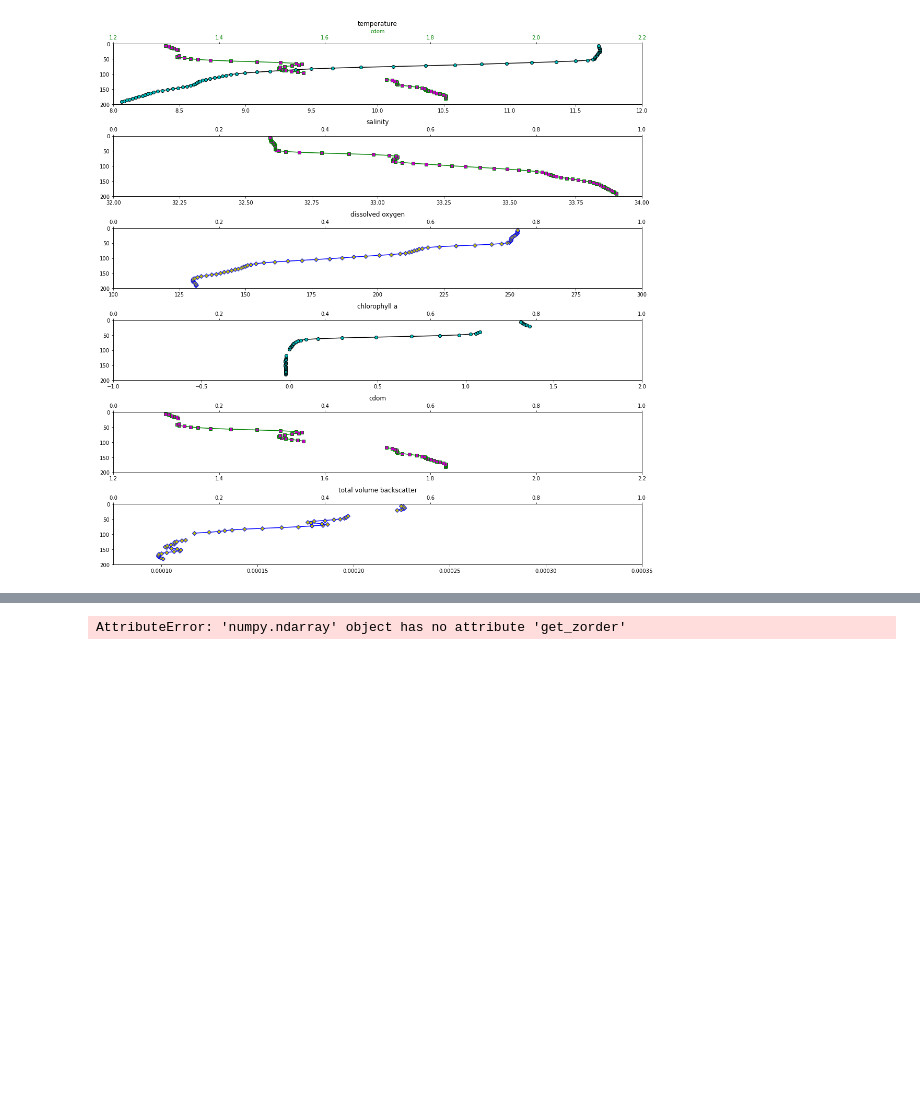
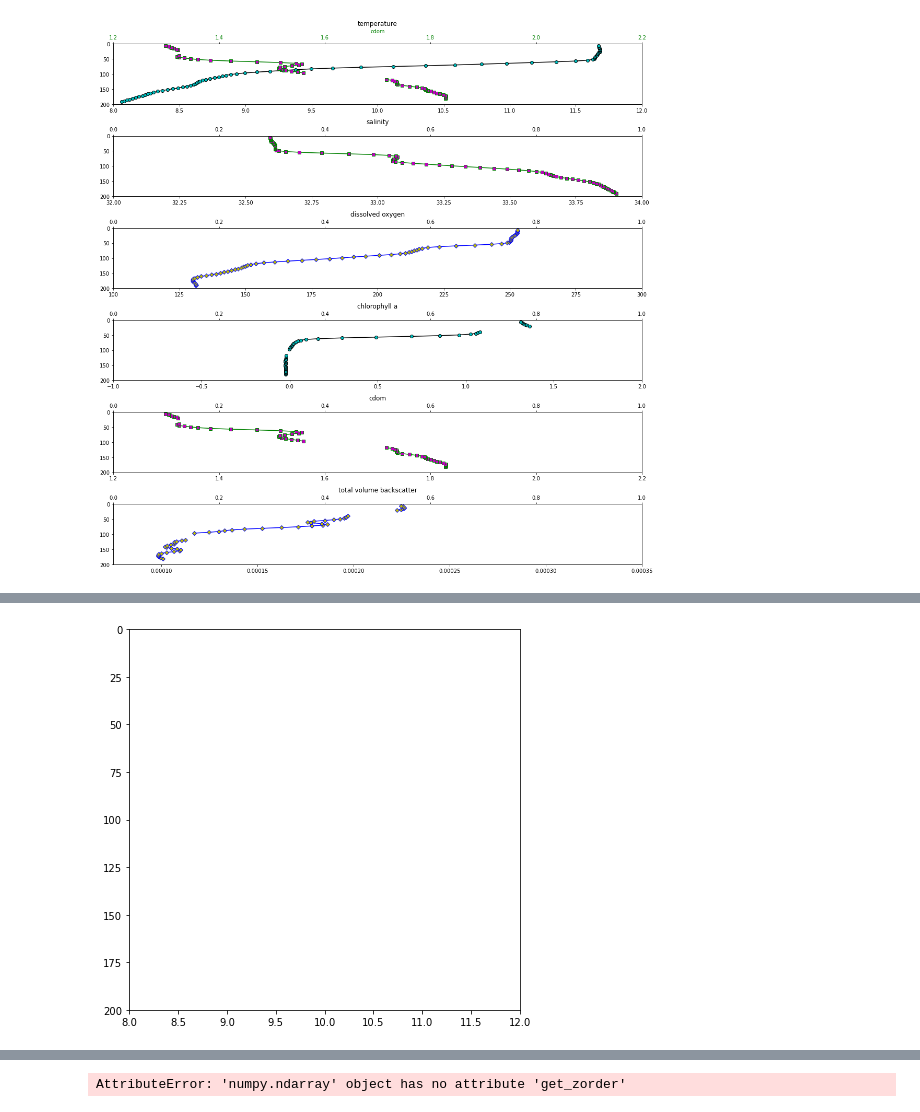
Before and after one commit to lsetiawan/ocean, a Jupyter notebook: Ocean 01 D Photic Zone Reduction.ipynb, the cells around one changed output, grey strips where cells are left out. Saved outputs shown, nothing was run; the diff lists cells and outputs as text; code cells hidden in the pictures; blank space fills up the shorter version.

Commit message:
anim works

```diff
--- a/Ocean 01 D Photic Zone Reduction.ipynb
+++ b/Ocean 01 D Photic Zone Reduction.ipynb
@@ -348,0 +363,51 @@ to make the layout easier to see all at once; CTD on the left and Fluorometer on
+# %%
+# First set up the figure, the axis, and the plot element we want to animate
+fig, ax = plt.subplots(figsize=(7,7))
+ax.set_xlim((8, 12))
+ax.set_ylim((200, 0))
+
+line, = ax.plot([], [], lw=2)
+
+# initialization function: plot the background of each frame
+def init():
+    line.set_data([], [])
+    return (line,)
+
+temperature_lbound, temperature_ubound           =   8.,        12.
+salinity_lbound, salinity_ubound                 =  32.,        34.
+dissolved_oxygen_lbound, dissolved_oxygen_ubound = 100.,       300.
+chlora_lbound, chlora_ubound                     =  -1.,         2.
+cdom_lbound, cdom_ubound                         =   1.2,        2.2
+scatt_lbound, scatt_ubound                       =   0.000075,    .00035
+
+# animation function. This is called sequentially
+def tempchart(i):
+
+    time0, time1 = dt64(ds_CTD.time[ascent0[i]].data), dt64(ds_CTD.time[ascent1[i]].data)
+    ds_CTD_time_slice = ds_CTD.sel(time=slice(time0, time1))
+    # ds_fluor_time_slice = ds_Fluorometer.sel(time=slice(time0, time1))
+
+    ctd_t = ds_CTD_time_slice['seawater_temperature'];       smooth_ctd_t = filter(ctd_t)
+    # ctd_s = ds_CTD_time_slice['practical_salinity'];         smooth_ctd_s = filter(ctd_s)
+    # ctd_o = ds_CTD_time_slice['corrected_dissolved_oxygen']; smooth_ctd_o = filter(ctd_o)
+
+    ctd_d = ds_CTD_time_slice['seawater_pressure']
+
+    # fluor_a = ds_fluor_time_slice['fluorometric_chlorophyll_a'];          smooth_fluor_a = filter(fluor_a)
+    # fluor_c = ds_fluor_time_slice['fluorometric_cdom'];                   smooth_fluor_c = filter(fluor_c)
+    # fluor_s = ds_fluor_time_slice['total_volume_scattering_coefficient']; smooth_fluor_s = filter(fluor_s)
+
+    # fluor_d = ds_fluor_time_slice['int_ctd_pressure']
+
+    # fig, axs = plt.subplots(3, 2, figsize=(9, 9), tight_layout=True)
+
+    # axs[0][0].plot(smooth_ctd_t, ctd_d, marker='o', markersize = 6., color='k', markerfacecolor='c')
+    # axs[0][0].set(xlim = (temperature_lbound, temperature_ubound), ylim = (200., 0.), title='temperature')
+
+    line.set_data(smooth_ctd_t, ctd_d)
+    return (line,)
+
+# call the animator. blit=True means only re-draw the parts that have changed.
+anim = animation.FuncAnimation(fig, tempchart, init_func=init, frames=278, interval=200, blit=True)
+# %% [output]
+[figure, added]
```
Also changed, not shown: parts of 7 cells of this notebook, 1 other file.
